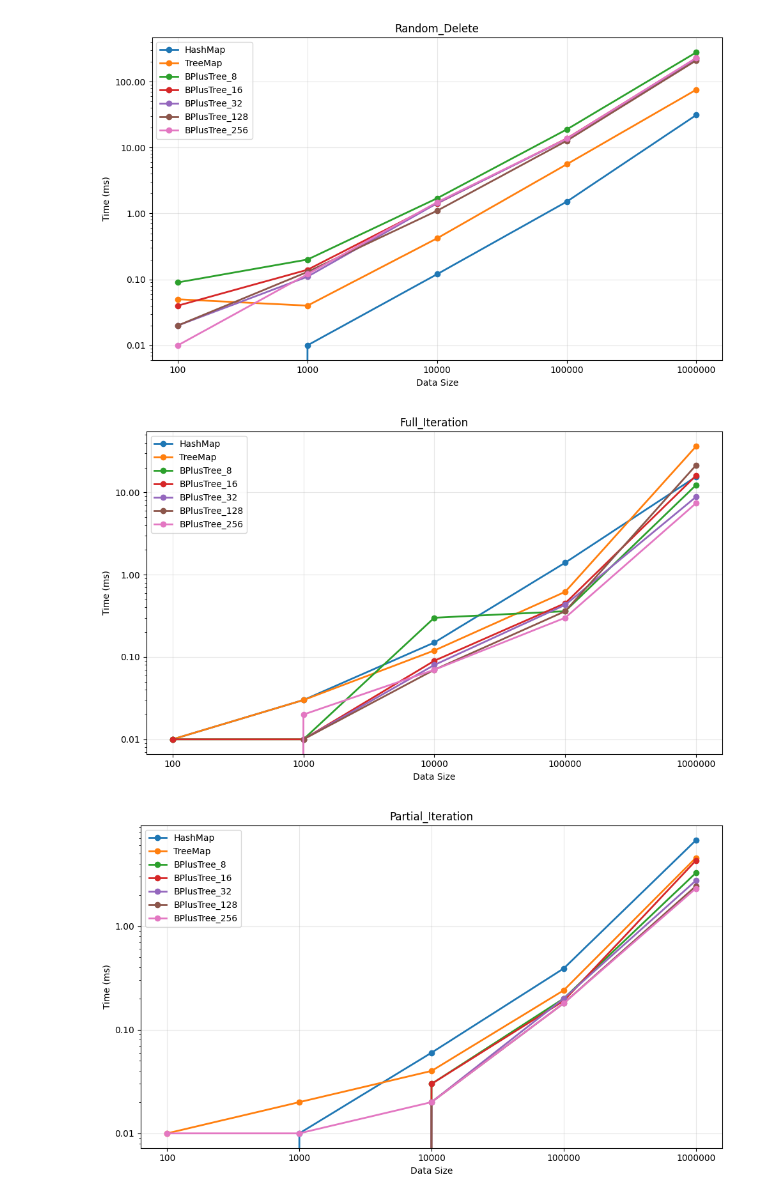
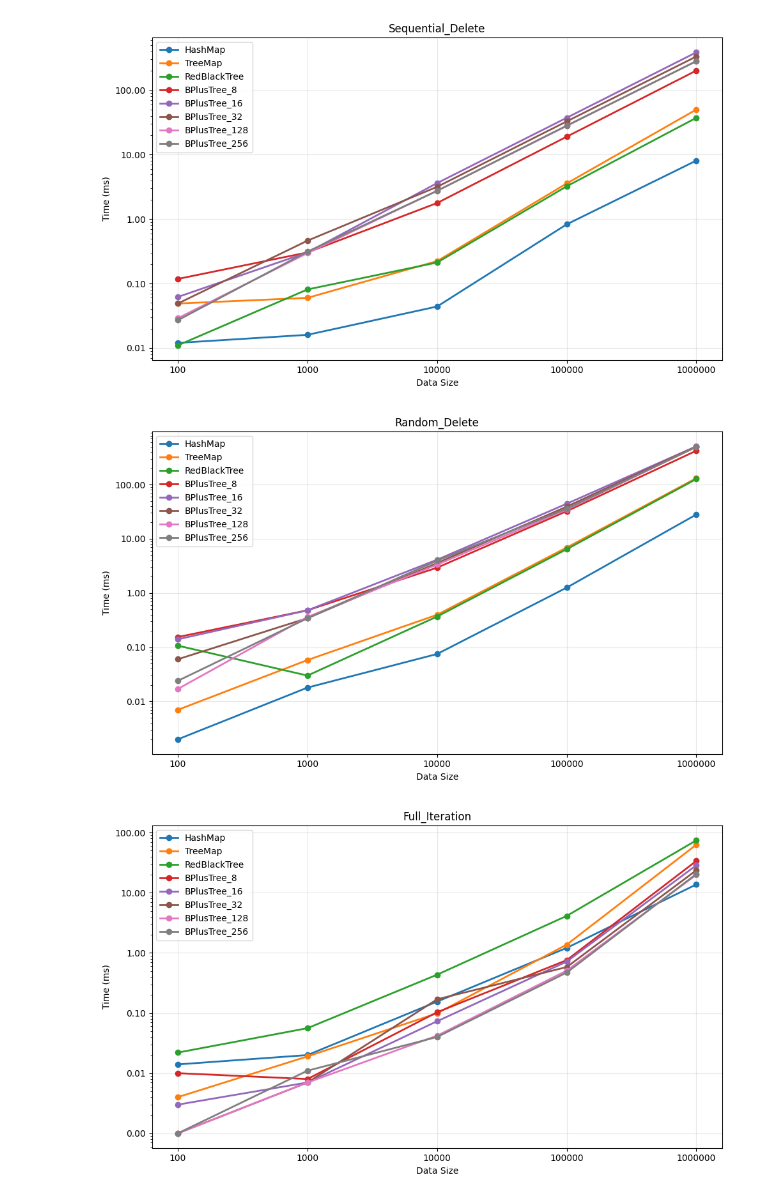
Before and after one commit to Casper64/map-research-project, a Jupyter notebook: visual.ipynb, the cells around one changed output. Cells and saved outputs as stored; diff of their text form; code cells hidden in the pictures.

```diff
--- a/visual.ipynb
+++ b/visual.ipynb
@@ -8,12 +8,12 @@ os.makedirs(output, exist_ok=True)
 # %%
 df = pd.read_csv('performance_results.csv', header=0)
 # %%
-distinct_structures = [struct for struct in df['DataStructure'].unique() if struct != 'RedBlackTree']
+distinct_structures = [struct for struct in df['DataStructure'].unique()]
 distinct_operations = df['Operation'].unique()
 
-# Convert microseconds to milliseconds with 2 decimal places
-df['Time_Milliseconds'] = (df['Time_Microseconds'] / 1000).round(2)
-df['Memory_KB'] = (df['Memory_KB'] / 1000).round(2)
+# Convert microseconds to milliseconds
+df['Time_Milliseconds'] = (df['Time_Microseconds'] / 1000)
+df['Memory_KB'] = (df['Memory_KB'] / 1000)
 
 # Get unique data sizes for x-axis ticks
 unique_data_sizes = sorted(df['DataSize'].unique())
@@ -55,7 +55,7 @@ for operation in distinct_operations:
 
     plt.tight_layout()
 
-    path = f"{output}/time/log/{operation.replace(' ', '_')}.png"
+    path = f"{output}/time/{ "log" if use_logarithmic_axes else "normal"}/{operation.replace(' ', '_')}.png"
     os.makedirs(os.path.dirname(path), exist_ok=True)
     plt.savefig(path)
     plt.show()
@@ -67,3 +67,3 @@ for operation in distinct_operations:
-[figure, old version]
+[figure, new version]
-[figure, old version]
+[figure, new version]
-[figure, old version]
+[figure, new version]
```
Also changed, not shown: parts of 2 cells of this notebook, 31 other files.
